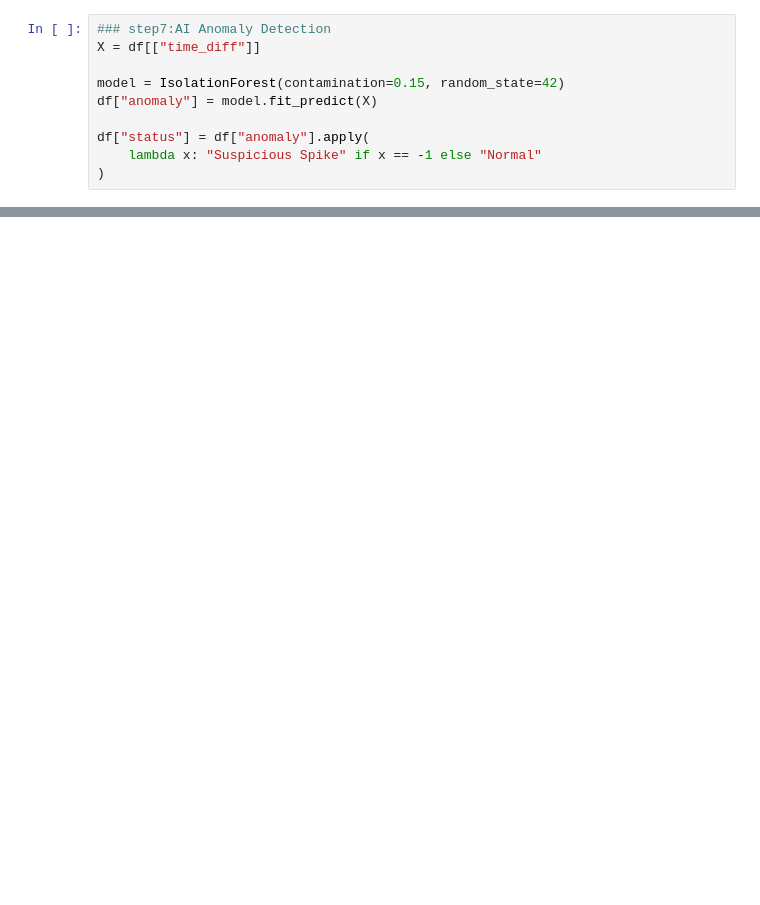
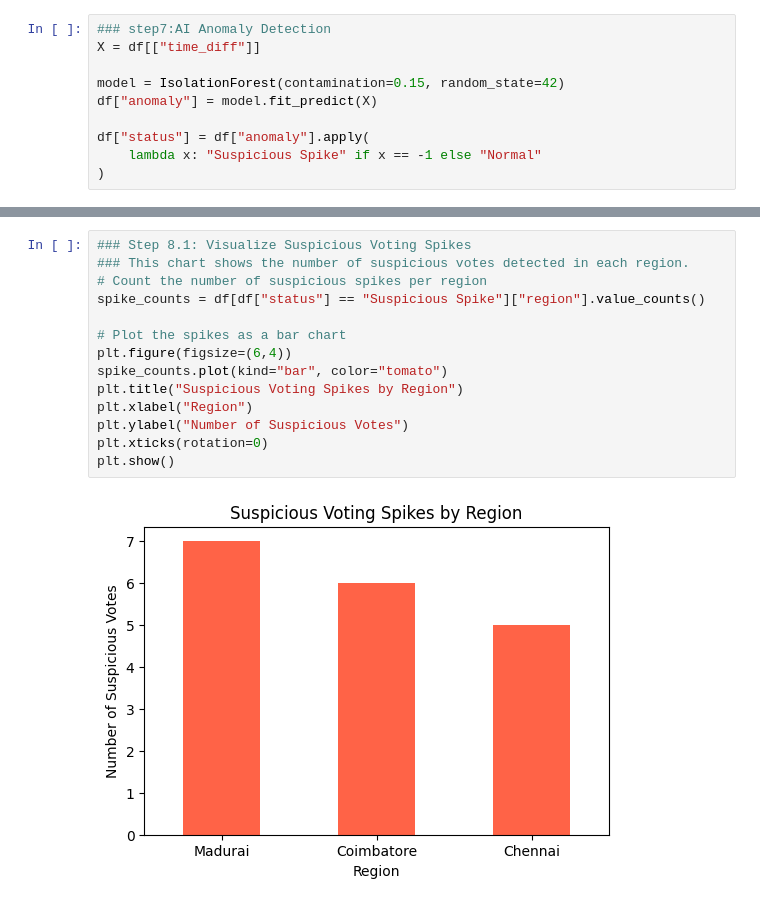
Before and after one commit to BabyUma-04/SmartVote-lite, a Jupyter notebook: SmartVote_Lite_Final.ipynb, the cells around one changed output, grey strips where cells are left out. Cells and saved outputs as stored; diff of their text form; blank space fills up the shorter version.

Commit message:
Added graphical spikes visualization (Step 8.1)

```diff
--- a/SmartVote_Lite_Final.ipynb
+++ b/SmartVote_Lite_Final.ipynb
@@ -133,3 +135,19 @@ df[df["status"] == "Suspicious Spike"]
+# %%
+### Step 8.1: Visualize Suspicious Voting Spikes
+### This chart shows the number of suspicious votes detected in each region.
+# Count the number of suspicious spikes per region
+spike_counts = df[df["status"] == "Suspicious Spike"]["region"].value_counts()
+
+# Plot the spikes as a bar chart
+plt.figure(figsize=(6,4))
+spike_counts.plot(kind="bar", color="tomato")
+plt.title("Suspicious Voting Spikes by Region")
+plt.xlabel("Region")
+plt.ylabel("Number of Suspicious Votes")
+plt.xticks(rotation=0)
+plt.show()
+# %% [output]
+[figure, added]
 # %%
 ###step9: Display Blockchain
 blockchain.display_chain()
```
Also changed, not shown: parts of 4 cells of this notebook.
